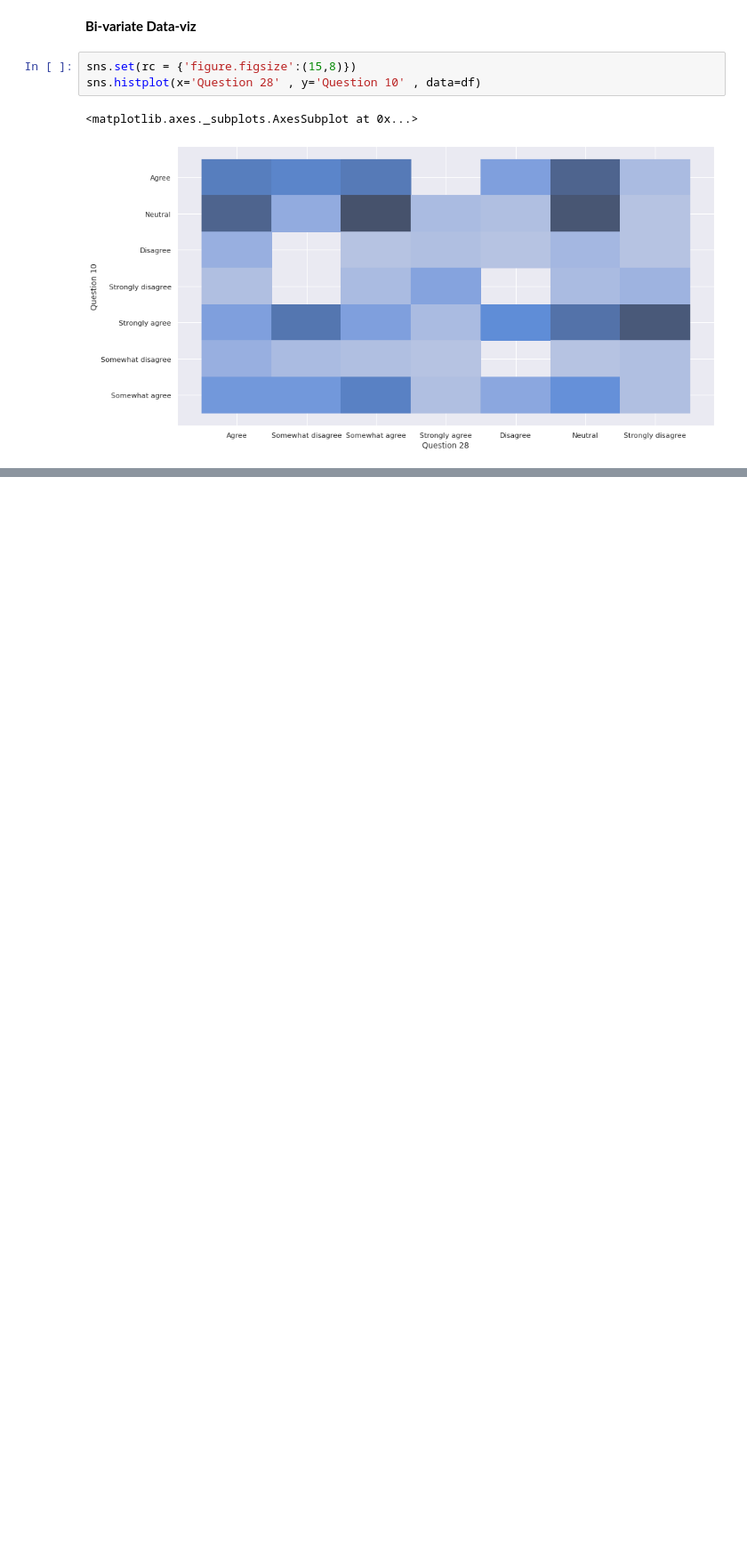
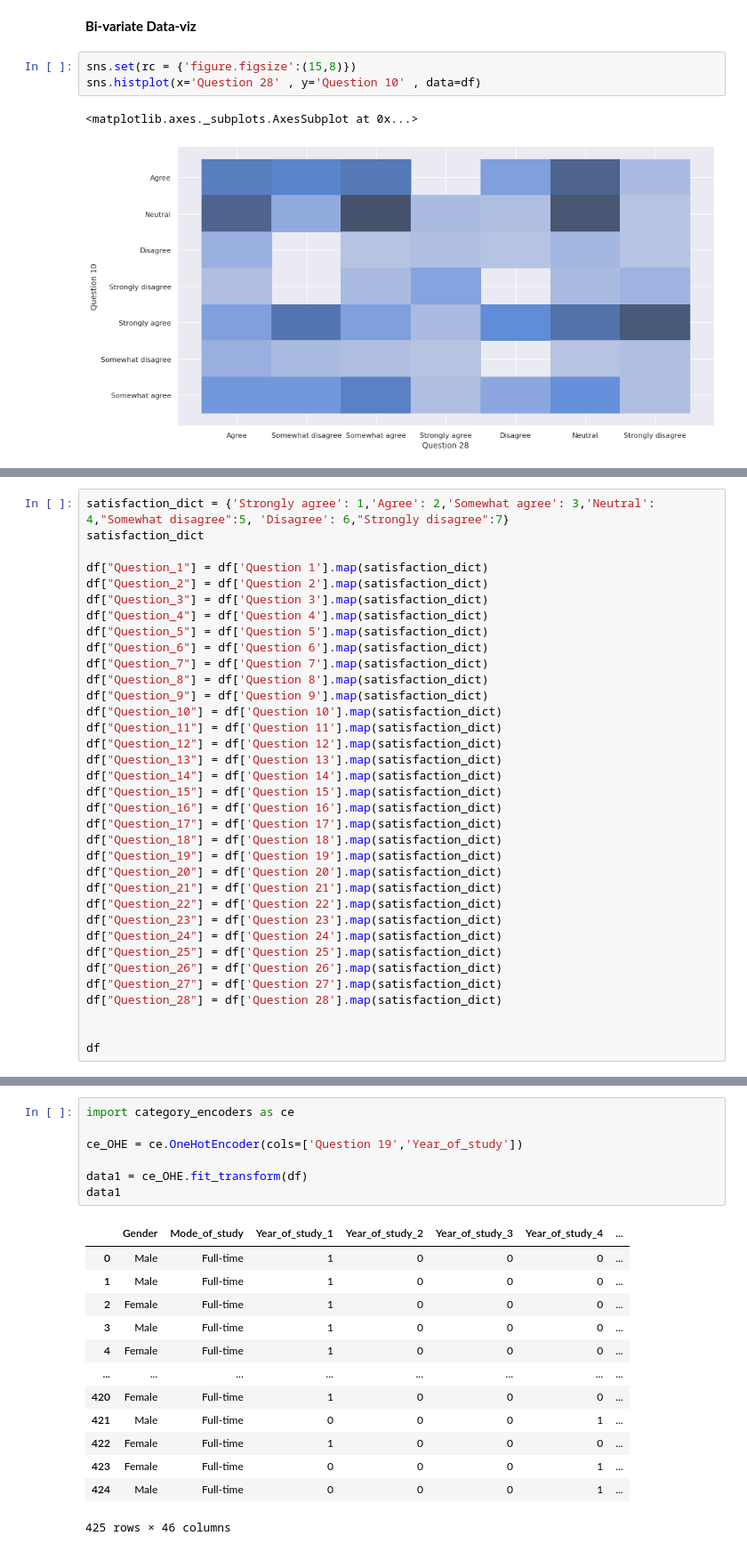
Before and after one commit to IbrahimKhan77/my_data, a Jupyter notebook: Main_v2.ipynb, the cells around one changed output, grey strips where cells are left out. Shown: that part at 89% size. Drawn from its saved outputs; the diff is of its cells as text; blank space fills up the shorter version.

```diff
--- a/Main_v2.ipynb
+++ b/Main_v2.ipynb
@@ -89,0 +114,35 @@ sns.histplot(x='Question 28' , y='Question 10' , data=df)
+# %%
+satisfaction_dict = {'Strongly agree': 1,'Agree': 2,'Somewhat agree': 3,'Neutral': 4,"Somewhat disagree":5, 'Disagree': 6,"Strongly disagree":7}
+satisfaction_dict
+
+df["Question_1"] = df['Question 1'].map(satisfaction_dict)
+df["Question_2"] = df['Question 2'].map(satisfaction_dict)
+df["Question_3"] = df['Question 3'].map(satisfaction_dict)
+df["Question_4"] = df['Question 4'].map(satisfaction_dict)
+df["Question_5"] = df['Question 5'].map(satisfaction_dict)
+df["Question_6"] = df['Question 6'].map(satisfaction_dict)
+df["Question_7"] = df['Question 7'].map(satisfaction_dict)
+df["Question_8"] = df['Question 8'].map(satisfaction_dict)
+df["Question_9"] = df['Question 9'].map(satisfaction_dict)
+df["Question_10"] = df['Question 10'].map(satisfaction_dict)
+df["Question_11"] = df['Question 11'].map(satisfaction_dict)
+df["Question_12"] = df['Question 12'].map(satisfaction_dict)
+df["Question_13"] = df['Question 13'].map(satisfaction_dict)
+df["Question_14"] = df['Question 14'].map(satisfaction_dict)
+df["Question_15"] = df['Question 15'].map(satisfaction_dict)
+df["Question_16"] = df['Question 16'].map(satisfaction_dict)
+df["Question_17"] = df['Question 17'].map(satisfaction_dict)
+df["Question_18"] = df['Question 18'].map(satisfaction_dict)
+df["Question_19"] = df['Question 19'].map(satisfaction_dict)
+df["Question_20"] = df['Question 20'].map(satisfaction_dict)
+df["Question_21"] = df['Question 21'].map(satisfaction_dict)
+df["Question_22"] = df['Question 22'].map(satisfaction_dict)
+df["Question_23"] = df['Question 23'].map(satisfaction_dict)
+df["Question_24"] = df['Question 24'].map(satisfaction_dict)
+df["Question_25"] = df['Question 25'].map(satisfaction_dict)
+df["Question_26"] = df['Question 26'].map(satisfaction_dict)
+df["Question_27"] = df['Question 27'].map(satisfaction_dict)
+df["Question_28"] = df['Question 28'].map(satisfaction_dict)
+
+
+df
@@ -89,0 +183,21 @@ sns.histplot(x='Question 28' , y='Question 10' , data=df)
+# %%
+import category_encoders as ce
+
+ce_OHE = ce.OneHotEncoder(cols=['Question 19','Year_of_study'])
+
+data1 = ce_OHE.fit_transform(df)
+data1
+# %% [output]
+|  | Gender | Mode_of_study | Year_of_study_1 | Year_of_study_2 | Year_of_study_3 | Year_of_study_4 | ... |
+| 0 | Male | Full-time | 1 | 0 | 0 | 0 | ... |
+| 1 | Male | Full-time | 1 | 0 | 0 | 0 | ... |
+| 2 | Female | Full-time | 1 | 0 | 0 | 0 | ... |
+| 3 | Male | Full-time | 1 | 0 | 0 | 0 | ... |
+| 4 | Female | Full-time | 1 | 0 | 0 | 0 | ... |
+| ... | ... | ... | ... | ... | ... | ... | ... |
+| 420 | Female | Full-time | 1 | 0 | 0 | 0 | ... |
+| 421 | Male | Full-time | 0 | 0 | 0 | 1 | ... |
+| 422 | Female | Full-time | 1 | 0 | 0 | 0 | ... |
+| 423 | Female | Full-time | 0 | 0 | 0 | 1 | ... |
+| 424 | Male | Full-time | 0 | 0 | 0 | 1 | ... |
+425 rows × 46 columns
```
Also changed, not shown: parts of 8 cells of this notebook.
